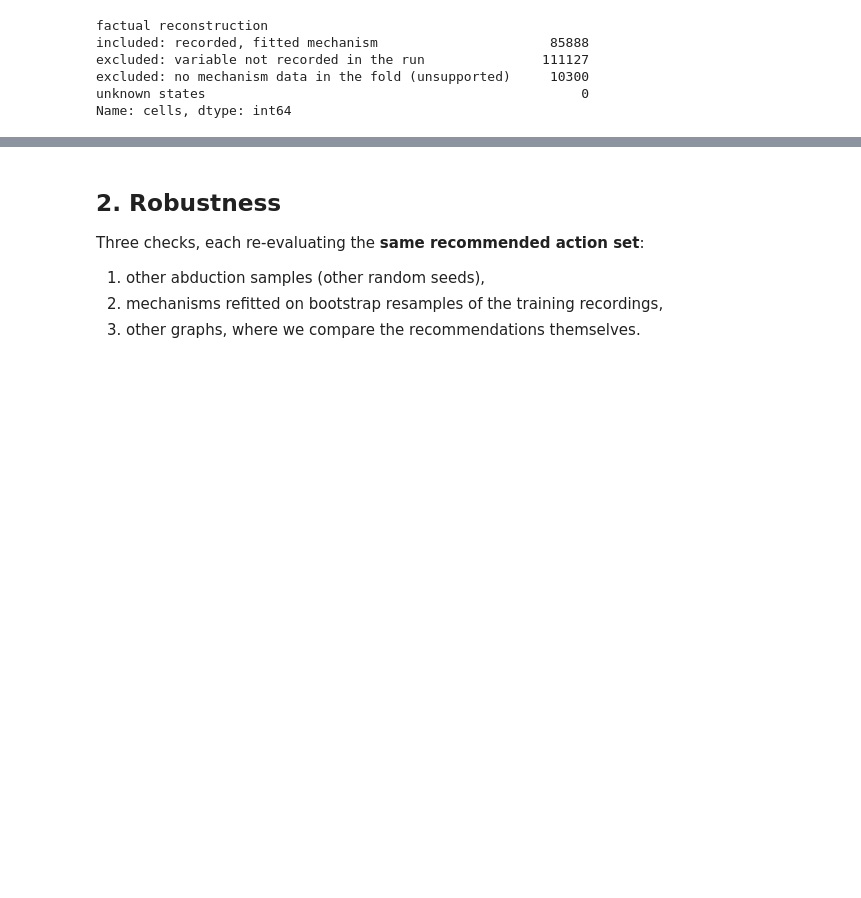
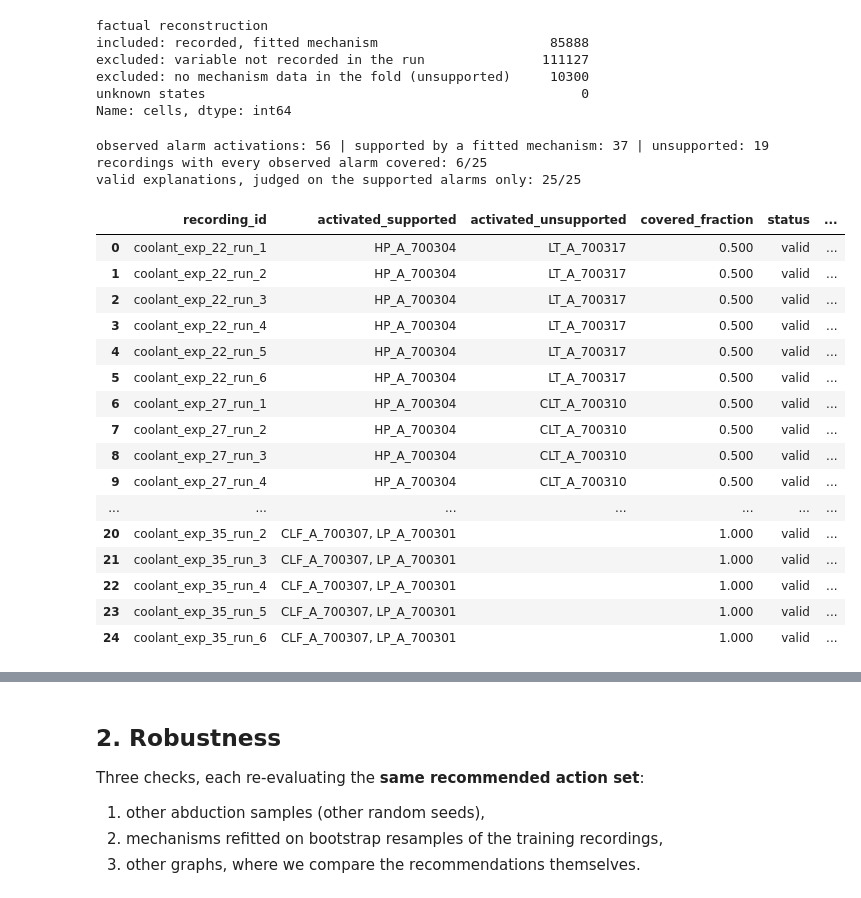
Before and after one commit to shweta-dataverse/causalAI-failure-prevention, a Jupyter notebook: notebooks/08_Counterfactual_XAI.ipynb, the cells around one changed output, grey strips where cells are left out. Saved outputs shown, nothing was run; the diff lists cells and outputs as text; code cells hidden in the pictures; blank space fills up the shorter version.

```diff
--- a/notebooks/08_Counterfactual_XAI.ipynb
+++ b/notebooks/08_Counterfactual_XAI.ipynb
@@ -255,3 +255,53 @@ excluded: variable not recorded in the run               111127
 excluded: no mechanism data in the fold (unsupported)     10300
 unknown states                                                0
 Name: cells, dtype: int64
+# %%
+# observed alarm activations covered by a fitted mechanism, next to the counterfactual validity (expert graph)
+# validity is measured on the supported alarms only; unsupported alarms are listed, never counted as prevented
+cov_rows = []
+for _, r in explanations.iterrows():
+    series = sc.recording_series(view_data, r.recording_id)
+    model = scms[r.fold]
+    recorded = [a for a in ALARMS if not np.isnan(series[a]).all()]
+    activated = [a for a in recorded if np.any((series[a][1:] == 1) & (series[a][:-1] == 0))]
+    supported = [a for a in activated if model.mechanisms[a].has_data]
+    cov_rows.append({'fold': r.fold, 'recording_id': r.recording_id, 'recorded_alarms': ', '.join(recorded),
+                     'activated': ', '.join(activated), 'activated_supported': ', '.join(supported),
+                     'activated_unsupported': ', '.join(a for a in activated if a not in supported),
+                     'n_activated': len(activated), 'n_supported': len(supported),
+                     'covered_fraction': len(supported) / len(activated) if activated else np.nan,
+                     'status': r.status, 'validity_probability': r.validity_probability})
+alarm_coverage = pd.DataFrame(cov_rows)
+ev.save_table(alarm_coverage, f'08_{SUBSYSTEM}_alarm_coverage')
+n_act, n_sup = int(alarm_coverage.n_activated.sum()), int(alarm_coverage.n_supported.sum())
+print(f'observed alarm activations: {n_act} | supported by a fitted mechanism: {n_sup} | unsupported: {n_act - n_sup}')
+print(f'recordings with every observed alarm covered: {int((alarm_coverage.covered_fraction == 1).sum())}/{len(alarm_coverage)}')
+print(f'valid explanations, judged on the supported alarms only: {int((alarm_coverage.status == "valid").sum())}/{len(alarm_coverage)}')
+display(alarm_coverage[['recording_id', 'activated_supported', 'activated_unsupported', 'covered_fraction', 'status',
+                        'validity_probability']].round(3))
+joined = lambda s: ' | '.join(sorted(set(s)))
+alarm_coverage.groupby('fold').agg(runs=('recording_id', 'size'), activated=('activated', joined),
+                                   supported=('activated_supported', joined), unsupported=('activated_unsupported', joined),
+                                   covered_fraction=('covered_fraction', 'mean'),
+                                   valid_on_supported=('status', lambda s: int((s == 'valid').sum()))).round(3)
+# %% [output]
+observed alarm activations: 56 | supported by a fitted mechanism: 37 | unsupported: 19
+recordings with every observed alarm covered: 6/25
+valid explanations, judged on the supported alarms only: 25/25
+|  | recording_id | activated_supported | activated_unsupported | covered_fraction | status | ... |
+| 0 | coolant_exp_22_run_1 | HP_A_700304 | LT_A_700317 | 0.500 | valid | ... |
+| 1 | coolant_exp_22_run_2 | HP_A_700304 | LT_A_700317 | 0.500 | valid | ... |
+| 2 | coolant_exp_22_run_3 | HP_A_700304 | LT_A_700317 | 0.500 | valid | ... |
+| 3 | coolant_exp_22_run_4 | HP_A_700304 | LT_A_700317 | 0.500 | valid | ... |
+| 4 | coolant_exp_22_run_5 | HP_A_700304 | LT_A_700317 | 0.500 | valid | ... |
+| 5 | coolant_exp_22_run_6 | HP_A_700304 | LT_A_700317 | 0.500 | valid | ... |
+| 6 | coolant_exp_27_run_1 | HP_A_700304 | CLT_A_700310 | 0.500 | valid | ... |
+| 7 | coolant_exp_27_run_2 | HP_A_700304 | CLT_A_700310 | 0.500 | valid | ... |
+| 8 | coolant_exp_27_run_3 | HP_A_700304 | CLT_A_700310 | 0.500 | valid | ... |
+| 9 | coolant_exp_27_run_4 | HP_A_700304 | CLT_A_700310 | 0.500 | valid | ... |
+| ... | ... | ... | ... | ... | ... | ... |
+| 20 | coolant_exp_35_run_2 | CLF_A_700307, LP_A_700301 |  | 1.000 | valid | ... |
+| 21 | coolant_exp_35_run_3 | CLF_A_700307, LP_A_700301 |  | 1.000 | valid | ... |
+| 22 | coolant_exp_35_run_4 | CLF_A_700307, LP_A_700301 |  | 1.000 | valid | ... |
+| 23 | coolant_exp_35_run_5 | CLF_A_700307, LP_A_700301 |  | 1.000 | valid | ... |
+| 24 | coolant_exp_35_run_6 | CLF_A_700307, LP_A_700301 |  | 1.000 | valid | ... |
```
Also changed, not shown: parts of 3 cells of this notebook, 19 other files.
